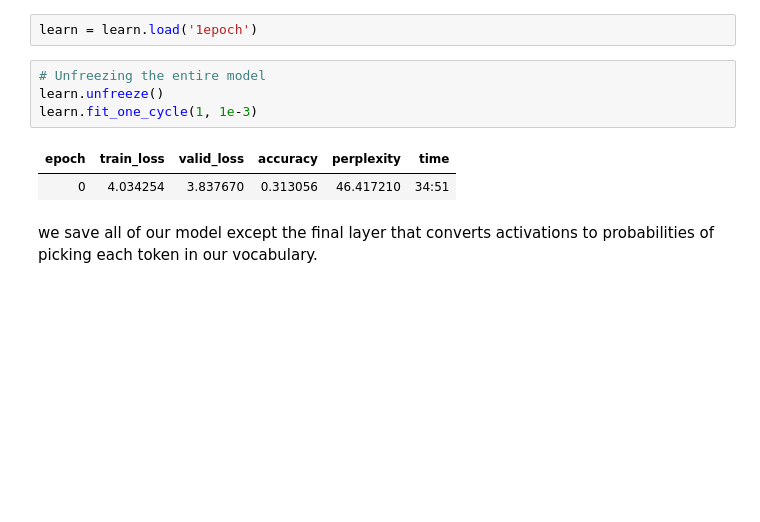
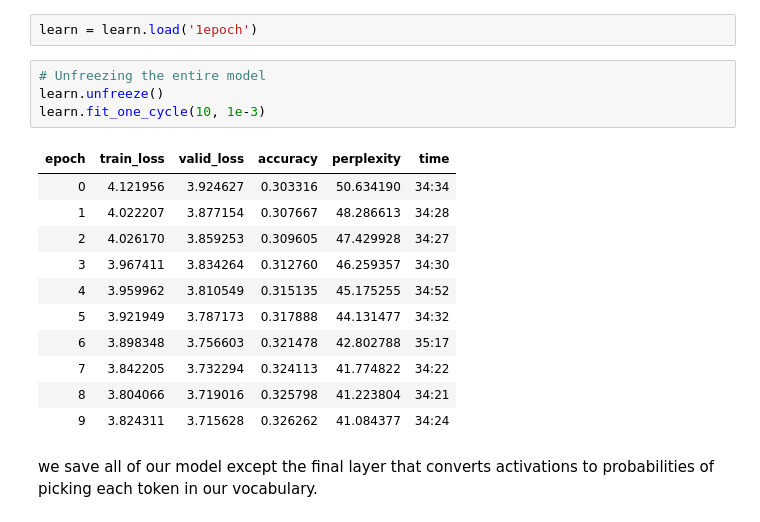
Before and after one commit to AgastyaPatel/paper-implementation, a Jupyter notebook: NLP-Classification_ULMFiT-implementation.ipynb, the cells around one changed output. Drawn from its saved outputs; the diff is of its cells as text; blank space fills up the shorter version.

```diff
--- a/NLP-Classification_ULMFiT-implementation.ipynb
+++ b/NLP-Classification_ULMFiT-implementation.ipynb
@@ -153,10 +155,19 @@ learn = learn.load('1epoch')
 # %%
 # Unfreezing the entire model
 learn.unfreeze()
-learn.fit_one_cycle(1, 1e-3)
+learn.fit_one_cycle(10, 1e-3)
 # %% [output]
 | epoch | train_loss | valid_loss | accuracy | perplexity | time |
-| 0 | 4.034254 | 3.837670 | 0.313056 | 46.417210 | 34:51 |
+| 0 | 4.121956 | 3.924627 | 0.303316 | 50.634190 | 34:34 |
+| 1 | 4.022207 | 3.877154 | 0.307667 | 48.286613 | 34:28 |
+| 2 | 4.026170 | 3.859253 | 0.309605 | 47.429928 | 34:27 |
+| 3 | 3.967411 | 3.834264 | 0.312760 | 46.259357 | 34:30 |
+| 4 | 3.959962 | 3.810549 | 0.315135 | 45.175255 | 34:52 |
+| 5 | 3.921949 | 3.787173 | 0.317888 | 44.131477 | 34:32 |
+| 6 | 3.898348 | 3.756603 | 0.321478 | 42.802788 | 35:17 |
+| 7 | 3.842205 | 3.732294 | 0.324113 | 41.774822 | 34:22 |
+| 8 | 3.804066 | 3.719016 | 0.325798 | 41.223804 | 34:21 |
+| 9 | 3.824311 | 3.715628 | 0.326262 | 41.084377 | 34:24 |
 # %% [markdown]
 we save all of our model except the final layer that converts activations to probabilities of picking each token in our vocabulary.
 # %%
```
Also changed, not shown: parts of 17 cells of this notebook.
